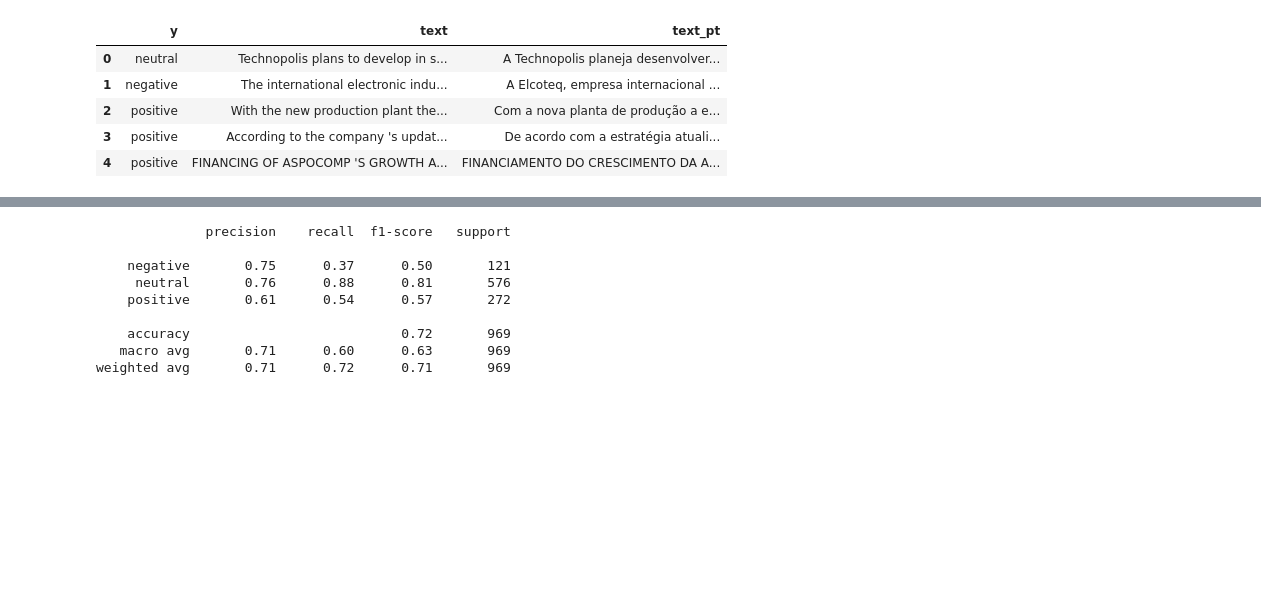
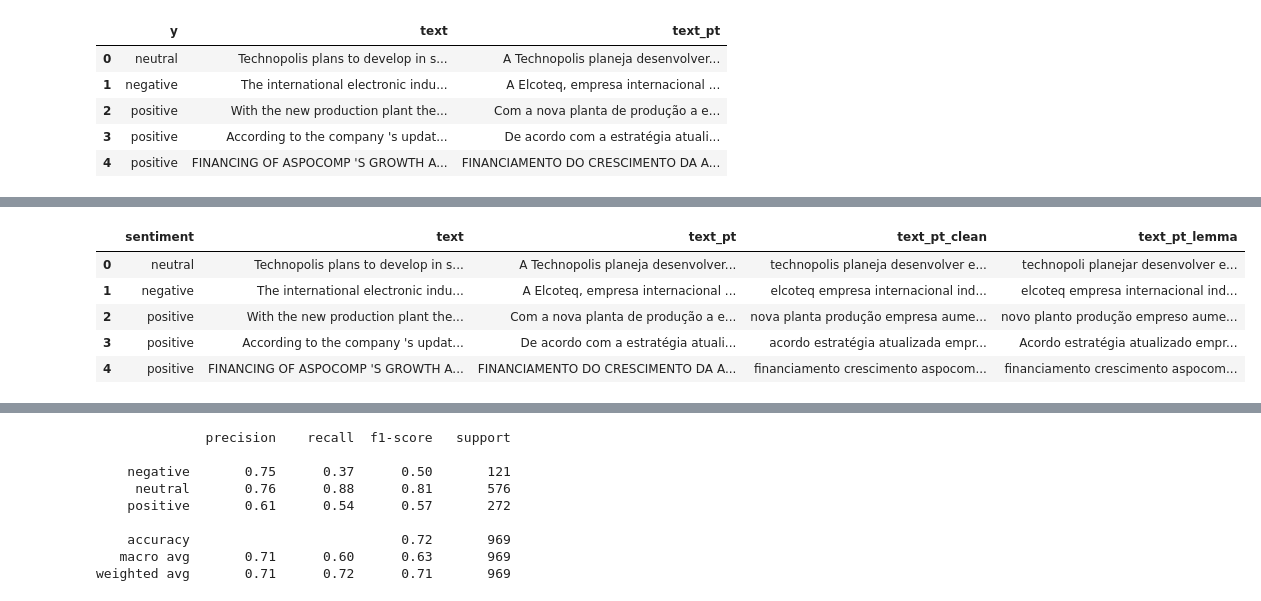
Before and after one commit to santluan/tcc-mba-usp, a Jupyter notebook: nb_financial_sentences_ptbr.ipynb, the cells around one changed output, grey strips where cells are left out. Cells and saved outputs as stored; diff of their text form; code cells hidden in the pictures; blank space fills up the shorter version.

```diff
--- a/nb_financial_sentences_ptbr.ipynb
+++ b/nb_financial_sentences_ptbr.ipynb
@@ -8,13 +8,14 @@ fonte: https://www.kaggle.com/datasets/mateuspicanco/financial-phrase-bank-portu
 import pandas as pd
 import numpy as np
 import matplotlib.pyplot as plt
-# import nltk
-# nltk.download('stopwords')
-# from nltk.corpus import stopwords
-# from nltk.tokenize import ToktokTokenizer
-# from nltk.stem import PorterStemmer
-# import spacy
-# nlp = spacy.load('en_core_web_sm', disable=['parser', 'ner'])
+import nltk
+nltk.download('stopwords')
+from nltk.corpus import stopwords
+from nltk import ngrams
+from nltk.tokenize import word_tokenize
+from collections import Counter
+import spacy
+nlp = spacy.load('pt_core_news_sm')
 from sklearn.feature_extraction.text import CountVectorizer
 from sklearn.naive_bayes import MultinomialNB
 from sklearn.pipeline import make_pipeline
@@ -38,5 +45,6 @@ df.head()
 | 3 | positive | According to the company 's updat... | De acordo com a estratégia atuali... |
 | 4 | positive | FINANCING OF ASPOCOMP 'S GROWTH A... | FINANCIAMENTO DO CRESCIMENTO DA A... |
 # %%
-df['y'].value_counts()
+df.rename(columns={'y': 'sentiment'}, inplace=True)
+df['sentiment'].value_counts()
 # %% [output]
@@ -47,0 +58,11 @@ Name: count, dtype: int64
+# %%
+import string
+
+stop_words = set(stopwords.words('portuguese'))
+stop_words.update(['em', 'um', 'uma', 'a', 'as', 'o', 'os', 'de', 'do', 'da', 'dos', 'das', 'e', 'que', 'com', 'para', 'por', 'no', 'na', 'nos', 'nas'])
+
+df['text_pt_clean'] = df['text_pt'].str.lower()
+df['text_pt_clean'] = df['text_pt_clean'].str.translate(str.maketrans('', '', string.punctuation))
+df['text_pt_clean'] = df['text_pt_clean'].apply(lambda x: ' '.join([word for word in x.split() if word not in stop_words]))
+
+df.head()
@@ -47,0 +76,15 @@ Name: count, dtype: int64
+# %%
+# Lemmatization
+
+lemma_docs = nlp.pipe(df['text_pt_clean'])
+
+df['text_pt_lemma'] = [' '.join([token.lemma_ for token in doc]) for doc in lemma_docs]
+
+df.head()
+# %% [output]
+|  | sentiment | text | text_pt | text_pt_clean | text_pt_lemma |
+| 0 | neutral | Technopolis plans to develop in s... | A Technopolis planeja desenvolver... | technopolis planeja desenvolver e... | technopoli planejar desenvolver e... |
+| 1 | negative | The international electronic indu... | A Elcoteq, empresa internacional ... | elcoteq empresa internacional ind... | elcoteq empresa internacional ind... |
+| 2 | positive | With the new production plant the... | Com a nova planta de produção a e... | nova planta produção empresa aume... | novo planto produção empreso aume... |
+| 3 | positive | According to the company 's updat... | De acordo com a estratégia atuali... | acordo estratégia atualizada empr... | Acordo estratégia atualizado empr... |
+| 4 | positive | FINANCING OF ASPOCOMP 'S GROWTH A... | FINANCIAMENTO DO CRESCIMENTO DA A... | financiamento crescimento aspocom... | financiamento crescimento aspocom... |
```
Also changed, not shown: parts of 9 cells of this notebook, 2 other files.
